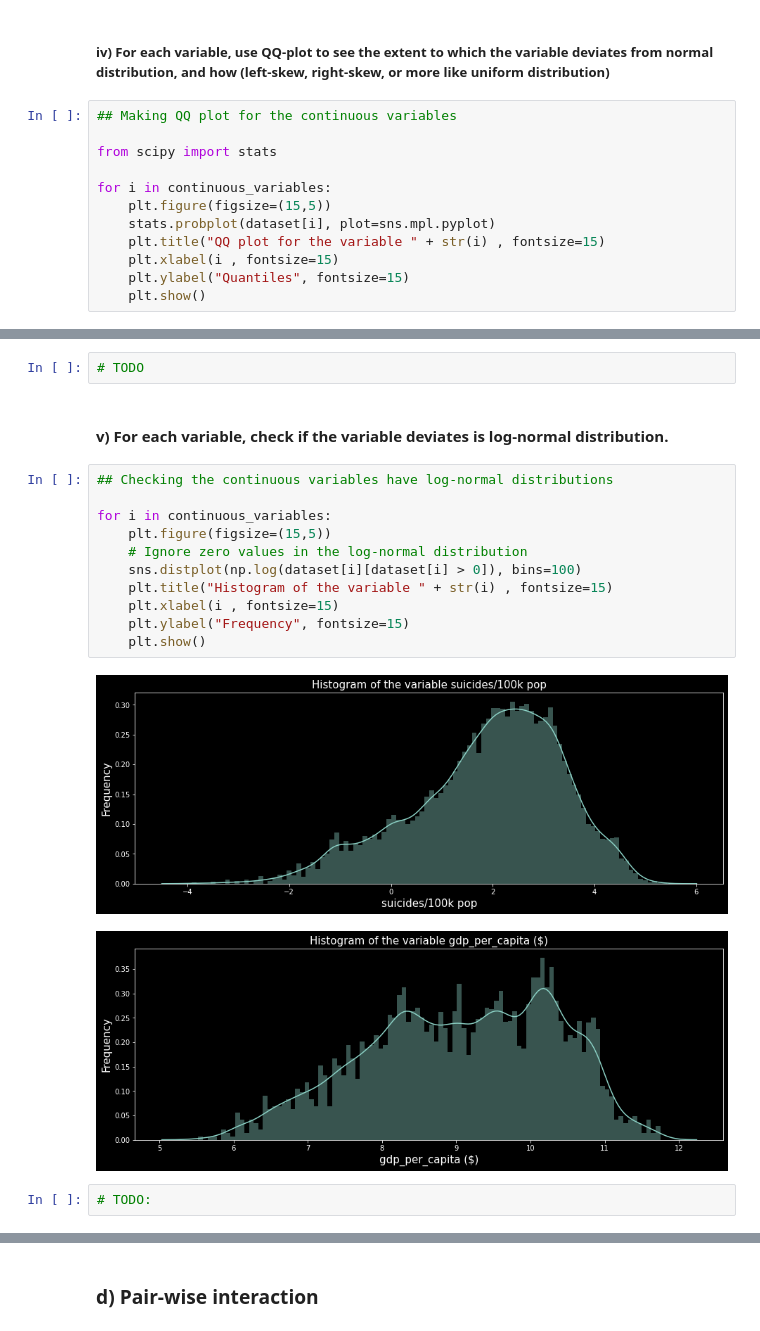
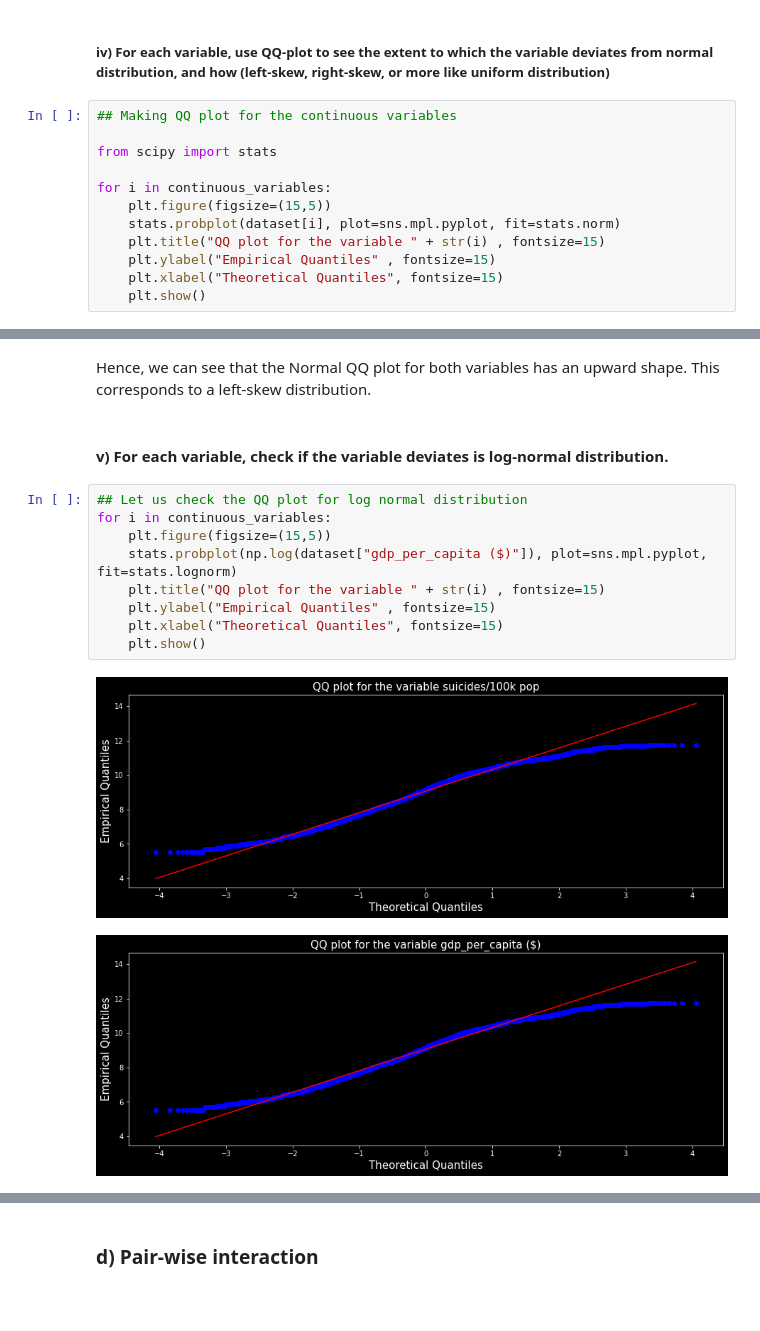
Before and after one commit to TheShiningVampire/DS203_Programming_Assignments, a Jupyter notebook: Assignment_2/18D070067.ipynb, the cells around one changed output, grey strips where cells are left out. Drawn from its saved outputs; the diff is of its cells as text; blank space fills up the shorter version.

```diff
--- a/Assignment_2/18D070067.ipynb
+++ b/Assignment_2/18D070067.ipynb
@@ -435,9 +435,9 @@ from scipy import stats
 
 for i in continuous_variables:
     plt.figure(figsize=(15,5))
-    stats.probplot(dataset[i], plot=sns.mpl.pyplot)
+    stats.probplot(dataset[i], plot=sns.mpl.pyplot, fit=stats.norm)
     plt.title("QQ plot for the variable " + str(i) , fontsize=15)
-    plt.xlabel(i , fontsize=15)
-    plt.ylabel("Quantiles", fontsize=15)
+    plt.ylabel("Empirical Quantiles" , fontsize=15)
+    plt.xlabel("Theoretical Quantiles", fontsize=15)
     plt.show()
 # %% [output]
@@ -446,20 +446,16 @@ for i in continuous_variables:
-# %%
-# TODO
+# %% [markdown]
+Hence, we can see that the Normal QQ plot for both variables has an upward shape. This corresponds to a left-skew distribution.
 # %% [markdown]
 #### v) For each variable, check if the variable deviates is log-normal distribution.
 # %%
-## Checking the continuous variables have log-normal distributions
-
+## Let us check the QQ plot for log normal distribution
 for i in continuous_variables:
     plt.figure(figsize=(15,5))
-    # Ignore zero values in the log-normal distribution
-    sns.distplot(np.log(dataset[i][dataset[i] > 0]), bins=100)
-    plt.title("Histogram of the variable " + str(i) , fontsize=15)
-    plt.xlabel(i , fontsize=15)
-    plt.ylabel("Frequency", fontsize=15)
+    stats.probplot(np.log(dataset["gdp_per_capita ($)"]), plot=sns.mpl.pyplot, fit=stats.lognorm)
+    plt.title("QQ plot for the variable " + str(i) , fontsize=15)
+    plt.ylabel("Empirical Quantiles" , fontsize=15)
+    plt.xlabel("Theoretical Quantiles", fontsize=15)
     plt.show()
 # %% [output]
-[figure, old version]
+[figure, new version]
-[figure, old version]
+[figure, new version]
-# %%
-# TODO:
```
Also changed, not shown: parts of 8 cells of this notebook.
